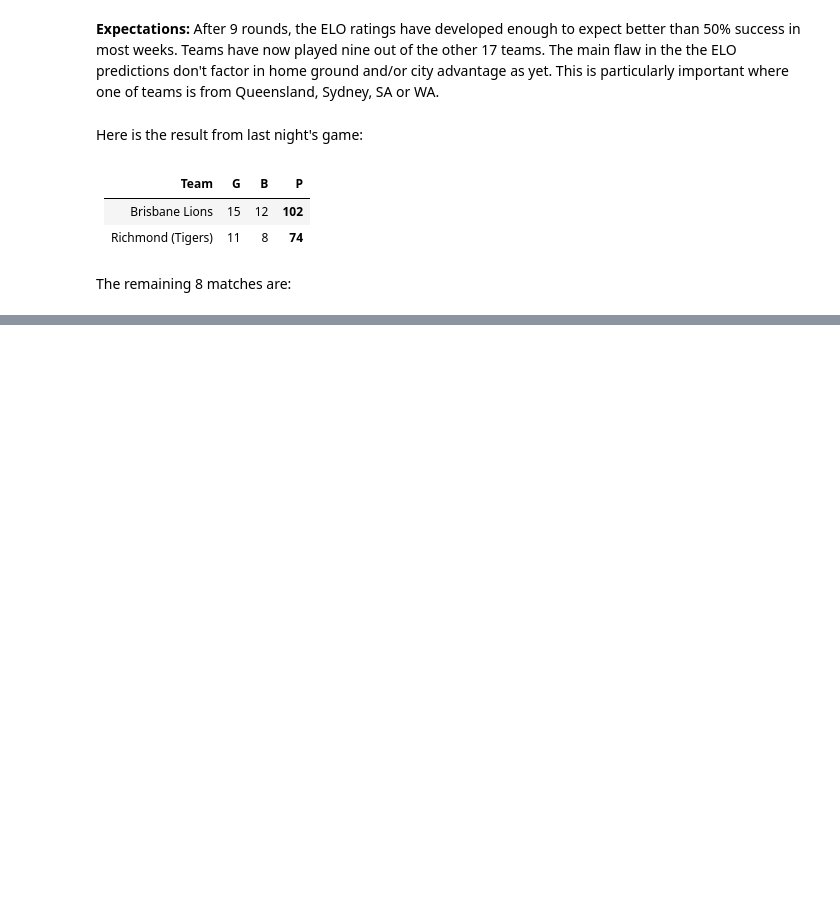
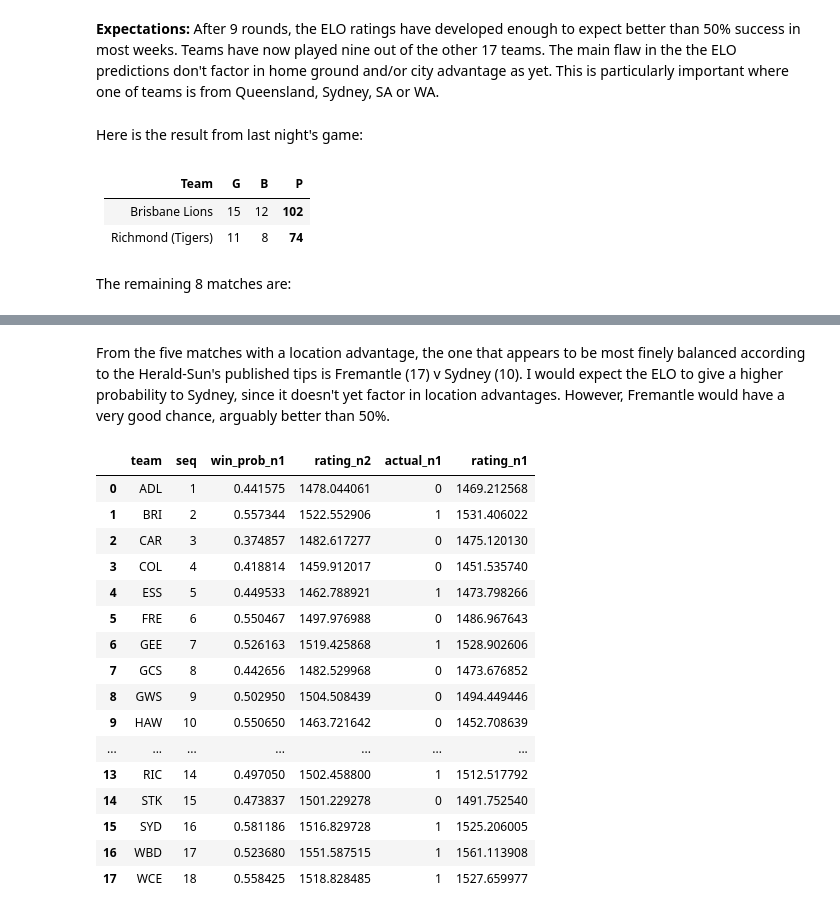
Before and after one commit to stevegabriel1/afl_elo_ratings, a Jupyter notebook: basic_version_20210522.ipynb, the cells around one changed output, grey strips where cells are left out. Cells and saved outputs as stored; diff of their text form; code cells hidden in the pictures; blank space fills up the shorter version.

```diff
--- a/basic_version_20210522.ipynb
+++ b/basic_version_20210522.ipynb
@@ -1320,0 +1321,32 @@ The remaining 8 matches are:
+# %% [markdown]
+From the five matches with a location advantage, the one that appears to be most finely balanced according to the Herald-Sun's published tips is Fremantle (17) v Sydney (10). I would expect the ELO to give a higher probability to Sydney, since it doesn't yet factor in location advantages. However, Fremantle would have a very good chance, arguably better than 50%.
+# %%
+## Need rating W9 (rating_n1 from joined) and win_prob W9 (win_prob from joined)
+rframe = joined[['team','seq','win_prob','rating_n1']]
+# %%
+# Add the actuals (results from R9):
+rframe['actual_n1'] = quick_results_check['actual']
+# %%
+# Update column names for current week
+rframe.columns = ['team','seq','win_prob_n1','rating_n2','actual_n1']
+# Generate new ratings
+rframe['rating_n1'] = rframe['rating_n2'] + (20*(rframe['actual_n1'] - rframe['win_prob_n1']))
+rframe
+# %% [output]
+|  | team | seq | win_prob_n1 | rating_n2 | actual_n1 | rating_n1 |
+| 0 | ADL | 1 | 0.441575 | 1478.044061 | 0 | 1469.212568 |
+| 1 | BRI | 2 | 0.557344 | 1522.552906 | 1 | 1531.406022 |
+| 2 | CAR | 3 | 0.374857 | 1482.617277 | 0 | 1475.120130 |
+| 3 | COL | 4 | 0.418814 | 1459.912017 | 0 | 1451.535740 |
+| 4 | ESS | 5 | 0.449533 | 1462.788921 | 1 | 1473.798266 |
+| 5 | FRE | 6 | 0.550467 | 1497.976988 | 0 | 1486.967643 |
+| 6 | GEE | 7 | 0.526163 | 1519.425868 | 1 | 1528.902606 |
+| 7 | GCS | 8 | 0.442656 | 1482.529968 | 0 | 1473.676852 |
+| 8 | GWS | 9 | 0.502950 | 1504.508439 | 0 | 1494.449446 |
+| 9 | HAW | 10 | 0.550650 | 1463.721642 | 0 | 1452.708639 |
+| ... | ... | ... | ... | ... | ... | ... |
+| 13 | RIC | 14 | 0.497050 | 1502.458800 | 1 | 1512.517792 |
+| 14 | STK | 15 | 0.473837 | 1501.229278 | 0 | 1491.752540 |
+| 15 | SYD | 16 | 0.581186 | 1516.829728 | 1 | 1525.206005 |
+| 16 | WBD | 17 | 0.523680 | 1551.587515 | 1 | 1561.113908 |
+| 17 | WCE | 18 | 0.558425 | 1518.828485 | 1 | 1527.659977 |
```
Also changed, not shown: parts of 2 cells of this notebook.
